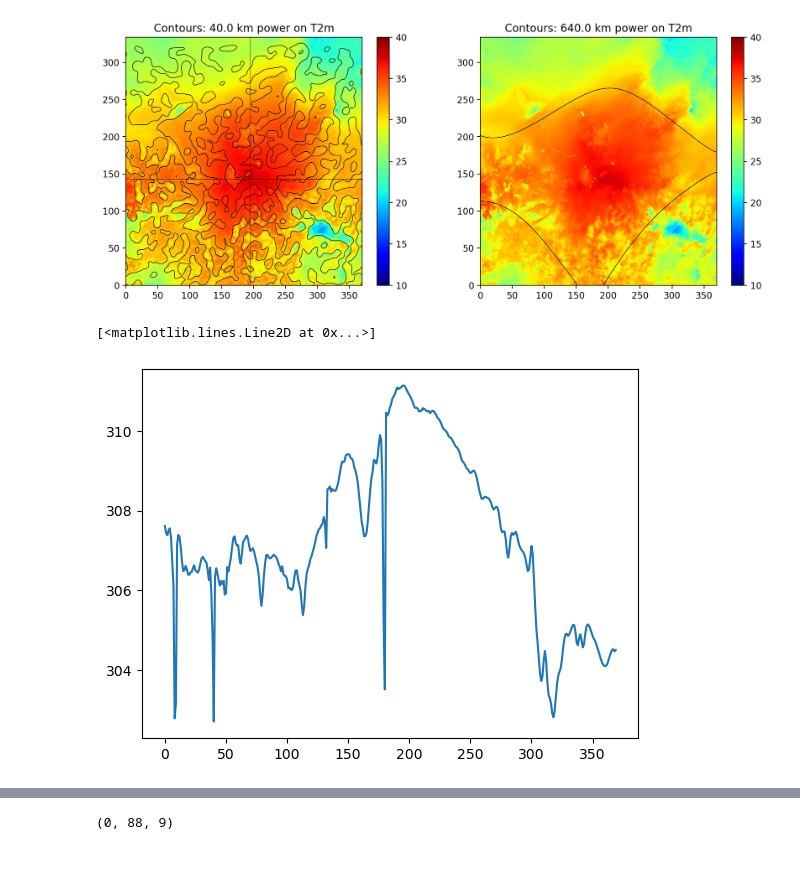
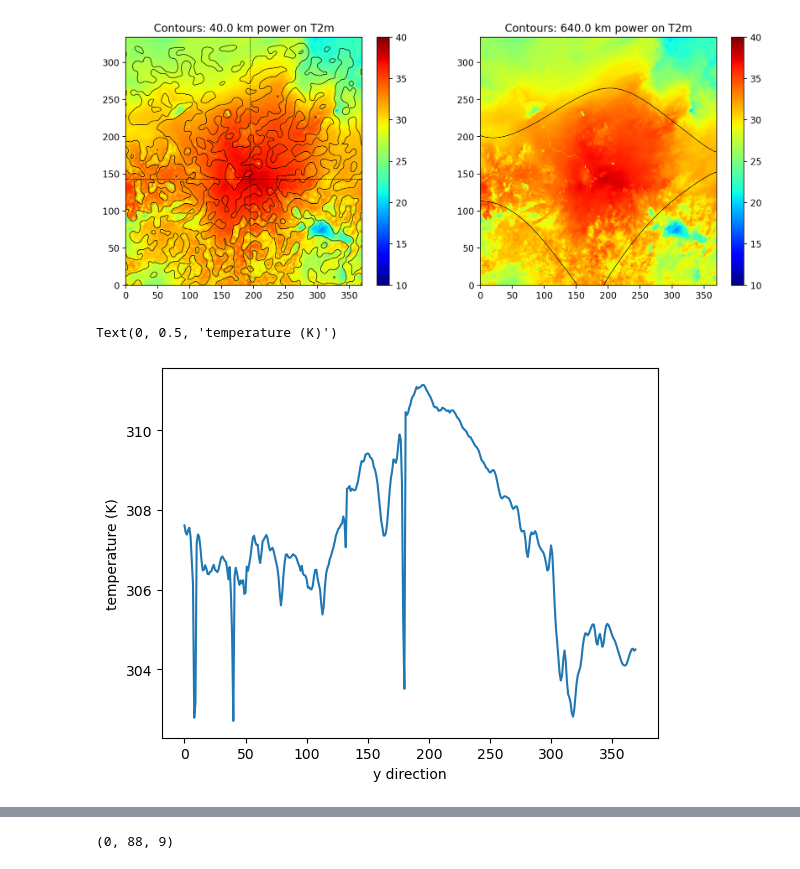
Before and after one commit to cornkle/LMCS, a Jupyter notebook: land_wavelet/landwav_example_temperatures.ipynb, the cells around one changed output, grey strips where cells are left out. Saved outputs shown, nothing was run; the diff lists cells and outputs as text; code cells hidden in the pictures.

Commit message:
land wavelet temperature update H2X

```diff
--- a/land_wavelet/landwav_example_temperatures.ipynb
+++ b/land_wavelet/landwav_example_temperatures.ipynb
@@ -133,8 +133,10 @@ Text(0.5, 1.0, 'Contours: 640.0 km power on T2m')
 [figure]
 # %%
 plt.plot(dat[pos[0], :]) # real temperature y direction
+plt.xlabel('y direction')
+plt.ylabel('temperature (K)')
 # %% [output]
-[<matplotlib.lines.Line2D at 0x...>]
+Text(0, 0.5, 'temperature (K)')
-[figure, old version]
+[figure, new version]
 # %%
 plt.plot(dat[:, pos[1]]) # real temperature x direction
```
Also changed, not shown: parts of 4 cells of this notebook.
